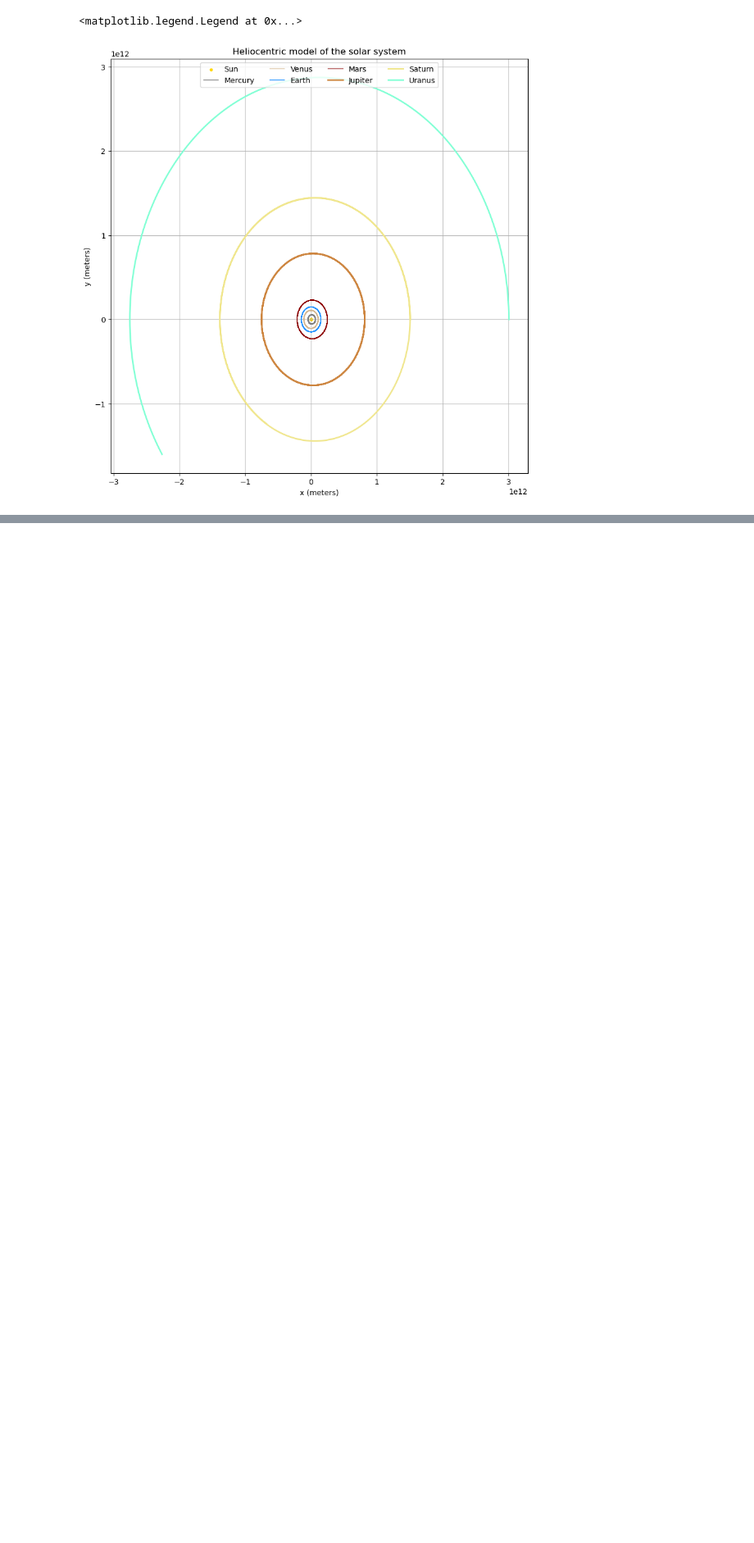
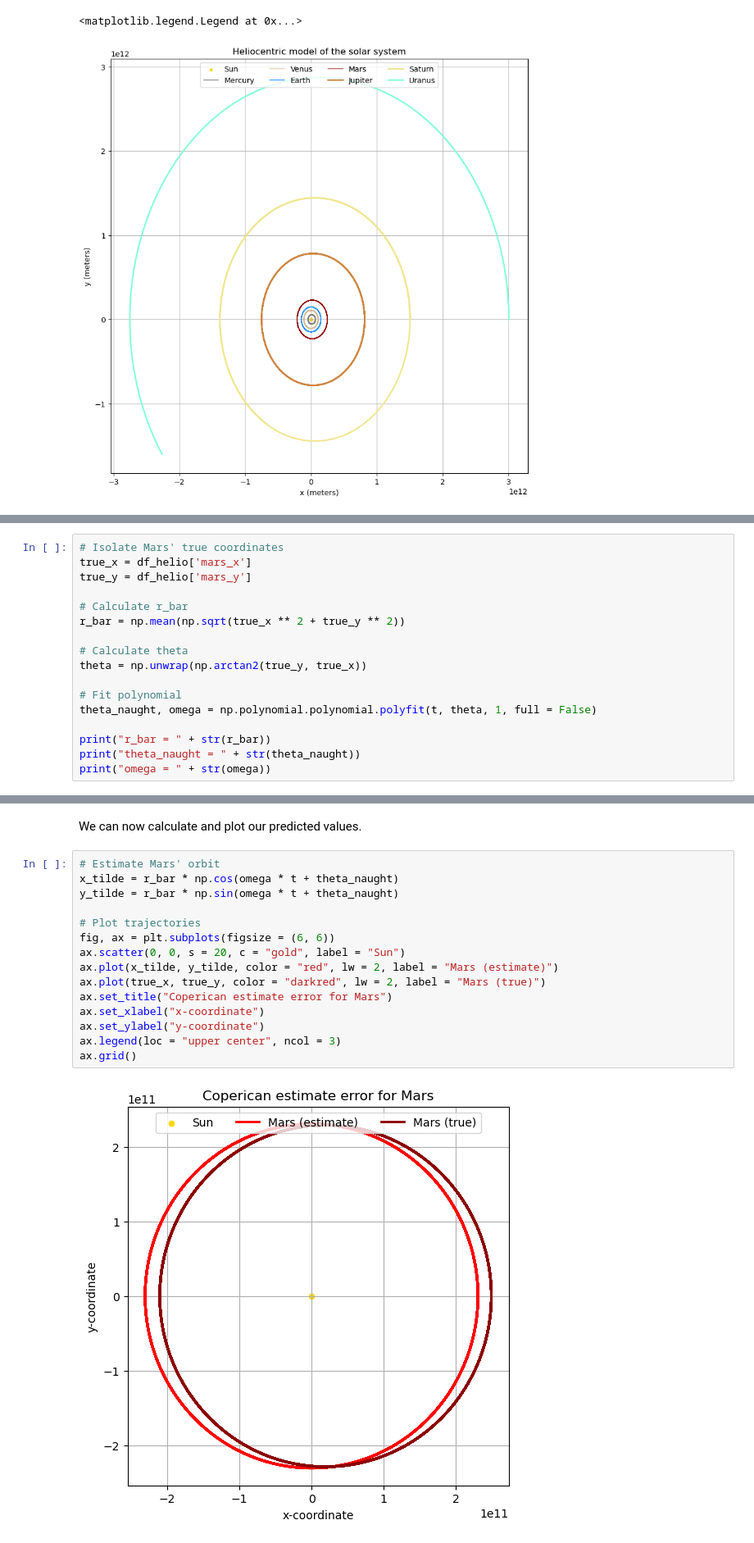
Before and after one commit to lemondoroshow/geoscienceModeling, a Jupyter notebook: celestialMechanics/copernican_revolution.ipynb, the cells around one changed output, grey strips where cells are left out. Shown at 82% size. Saved outputs shown, nothing was run; the diff lists cells and outputs as text; blank space fills up the shorter version.

```diff
--- a/celestialMechanics/copernican_revolution.ipynb
+++ b/celestialMechanics/copernican_revolution.ipynb
@@ -487,0 +502,17 @@ plt.legend(loc = "upper center", ncol = 4)
+# %%
+# Isolate Mars' true coordinates
+true_x = df_helio['mars_x']
+true_y = df_helio['mars_y']
+
+# Calculate r_bar
+r_bar = np.mean(np.sqrt(true_x ** 2 + true_y ** 2))
+
+# Calculate theta
+theta = np.unwrap(np.arctan2(true_y, true_x))
+
+# Fit polynomial
+theta_naught, omega = np.polynomial.polynomial.polyfit(t, theta, 1, full = False)
+
+print("r_bar = " + str(r_bar))
+print("theta_naught = " + str(theta_naught))
+print("omega = " + str(omega))
@@ -487,0 +523,19 @@ plt.legend(loc = "upper center", ncol = 4)
+# %% [markdown]
+We can now calculate and plot our predicted values.
+# %%
+# Estimate Mars' orbit
+x_tilde = r_bar * np.cos(omega * t + theta_naught)
+y_tilde = r_bar * np.sin(omega * t + theta_naught)
+
+# Plot trajectories
+fig, ax = plt.subplots(figsize = (6, 6))
+ax.scatter(0, 0, s = 20, c = "gold", label = "Sun")
+ax.plot(x_tilde, y_tilde, color = "red", lw = 2, label = "Mars (estimate)")
+ax.plot(true_x, true_y, color = "darkred", lw = 2, label = "Mars (true)")
+ax.set_title("Coperican estimate error for Mars")
+ax.set_xlabel("x-coordinate")
+ax.set_ylabel("y-coordinate")
+ax.legend(loc = "upper center", ncol = 3)
+ax.grid()
+# %% [output]
+[figure, added]
```
Also changed, not shown: parts of 20 cells of this notebook.
